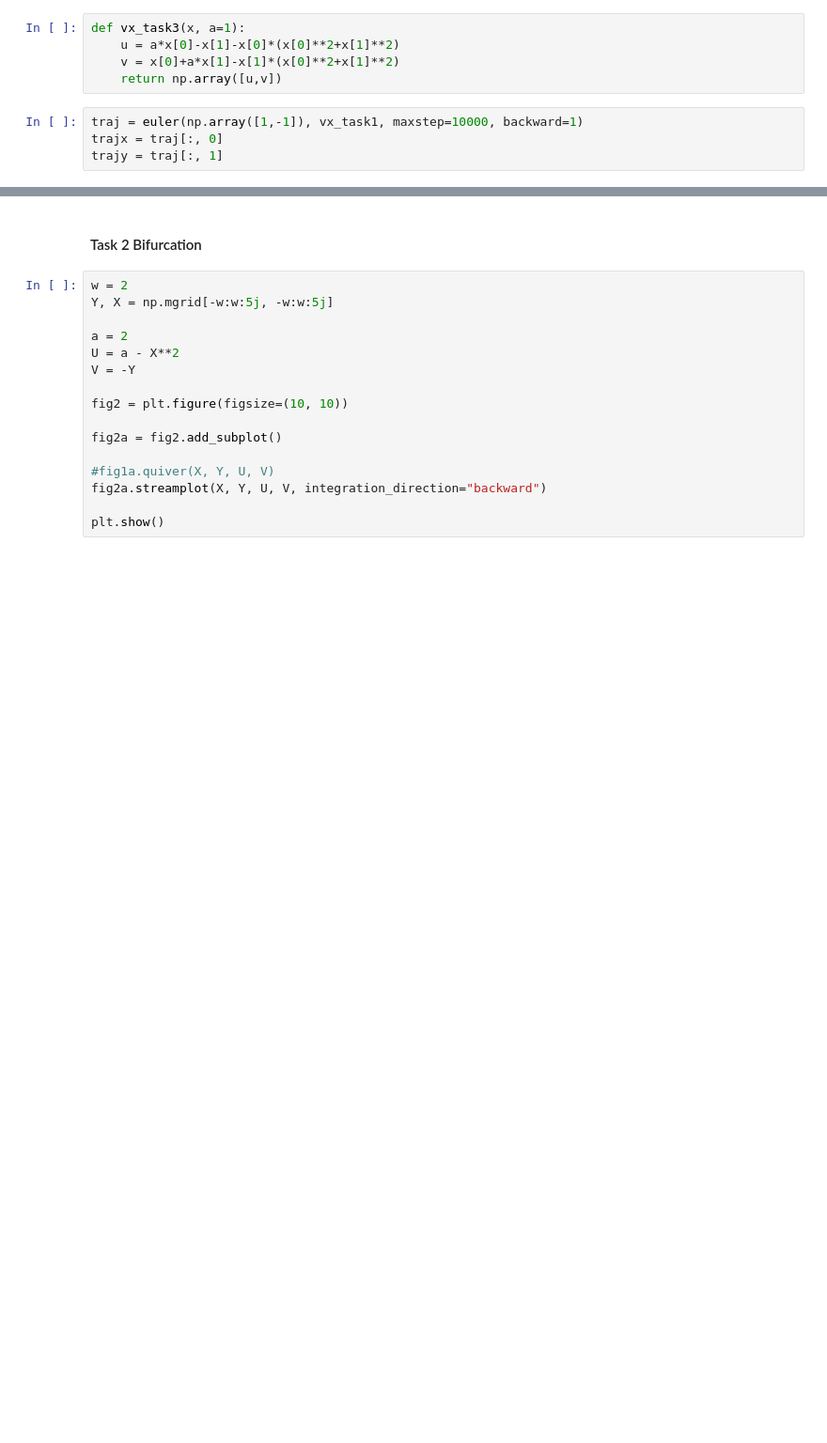
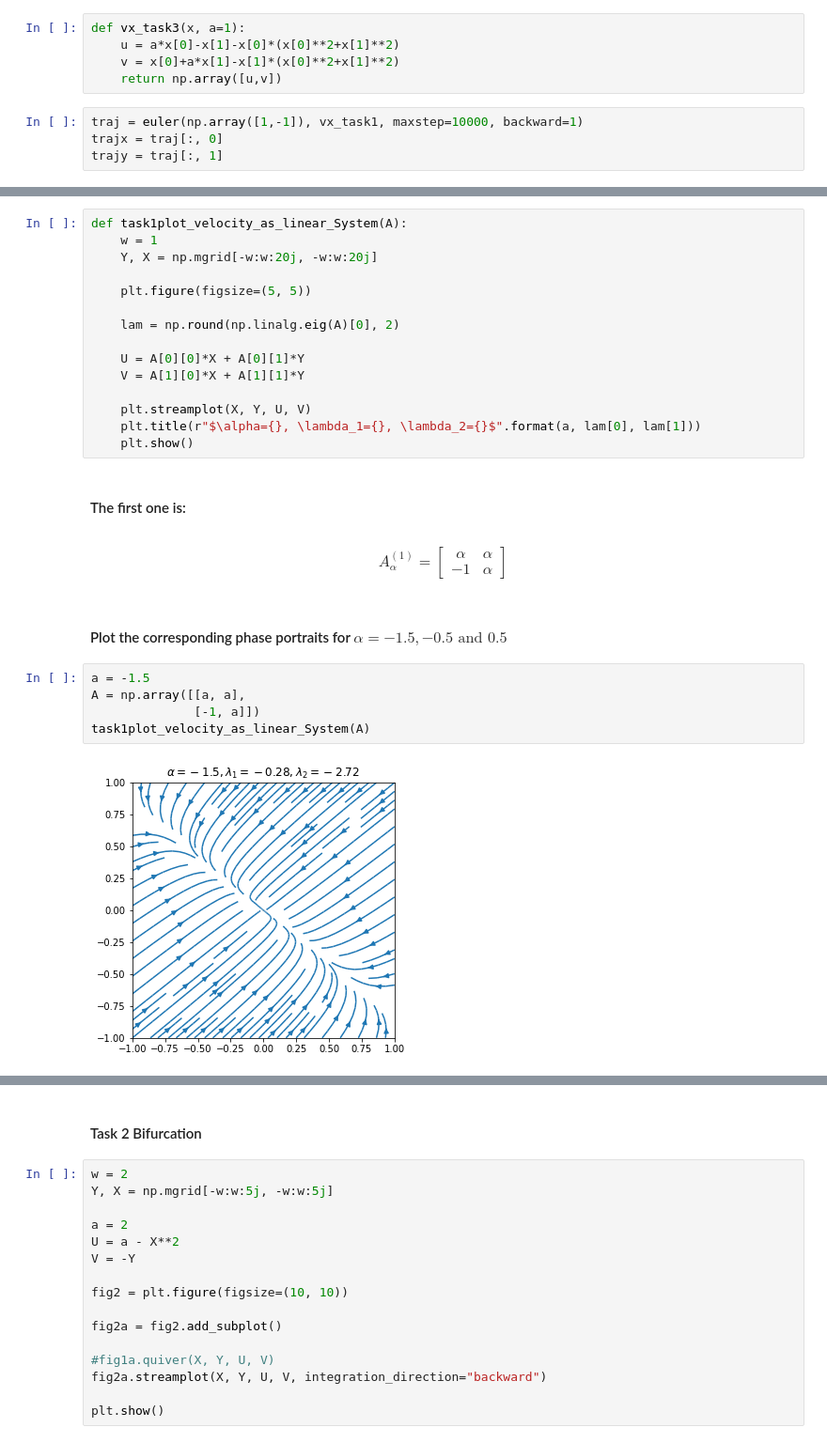
Before and after one commit to Linnore/MLCMS-EX3-GroupK, a Jupyter notebook: Test_Linnore.ipynb, the cells around one changed output, grey strips where cells are left out. Shown: that part at 94% size. Cells and saved outputs as stored; diff of their text form; blank space fills up the shorter version.

Commit message:
Task1_updated

```diff
--- a/Test_Linnore.ipynb
+++ b/Test_Linnore.ipynb
@@ -167,0 +146,31 @@ plt.show()
+# %%
+def task1plot_velocity_as_linear_System(A):
+    w = 1
+    Y, X = np.mgrid[-w:w:20j, -w:w:20j]
+
+    plt.figure(figsize=(5, 5))
+
+    lam = np.round(np.linalg.eig(A)[0], 2)
+
+    U = A[0][0]*X + A[0][1]*Y
+    V = A[1][0]*X + A[1][1]*Y
+
+    plt.streamplot(X, Y, U, V)
+    plt.title(r"$\alpha={}, \lambda_1={}, \lambda_2={}$".format(a, lam[0], lam[1]))
+    plt.show()
+# %% [markdown]
+#### The first one is:
+# %% [markdown]
+$$A_\alpha^{(1)} = \begin{bmatrix}
+\alpha & \alpha \\
+-1 & \alpha
+\end{bmatrix}$$
+# %% [markdown]
+#### Plot the corresponding phase portraits for $\alpha = -1.5, -0.5 \text{ and }0.5$
+# %%
+a = -1.5
+A = np.array([[a, a],
+              [-1, a]])
+task1plot_velocity_as_linear_System(A)
+# %% [output]
+[figure, added]
```
Also changed, not shown: parts of 23 cells of this notebook.
